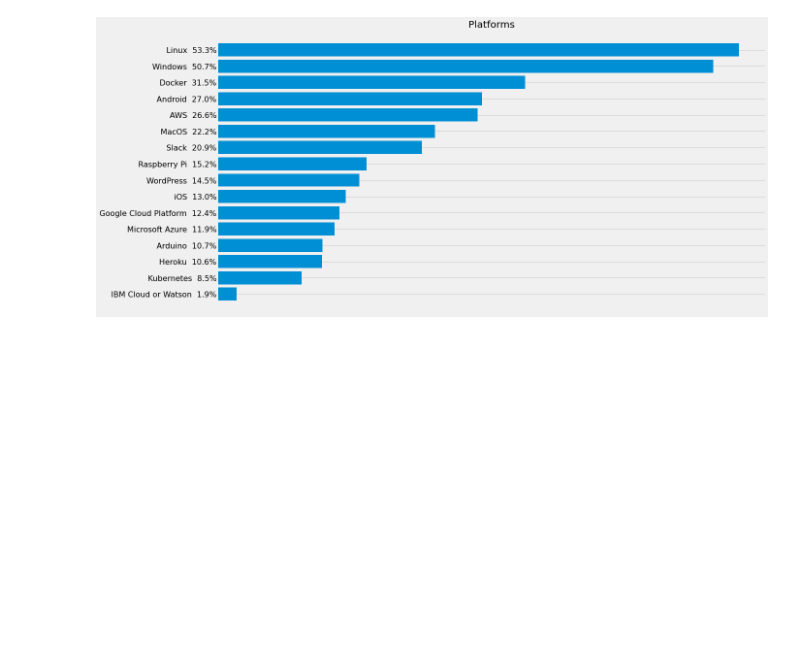
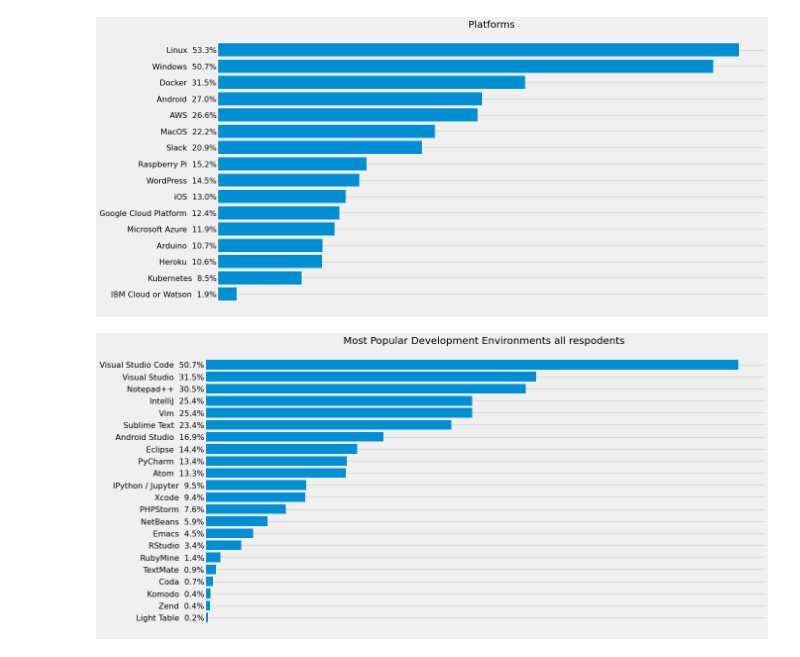
Before and after one commit to qristinius/Stackoverflow-Survey-2019, a Jupyter notebook: dev_survey_results_2019.ipynb, the cells around one changed output. Drawn from its saved outputs; the diff is of its cells as text; code cells hidden in the pictures; blank space fills up the shorter version.

```diff
--- a/dev_survey_results_2019.ipynb
+++ b/dev_survey_results_2019.ipynb
@@ -1214,3 +1214,13 @@ for item in items:        # ანაწილებს ფრაზებს
 Build_Barh_sizes(key_Phrases, Quantity, platforms_with_no_others, "fivethirtyeight", False , (18,10), "Platforms")
 # %% [output]
 [figure]
+# %%
+dev_environment = data["DevEnviron"]
+dev_environment.dropna(inplace = True)
+dev_environment = dev_environment.str.split(";")
+
+list_sorter_counter(dev_environment)
+
+Build_Barh_sizes(key_Phrases, Quantity, dev_environment, "fivethirtyeight", False , (18,10), "Most Popular Development Environments all respodents ")
+# %% [output]
+[figure, added]
```
Also changed, not shown: parts of 7 cells of this notebook.
